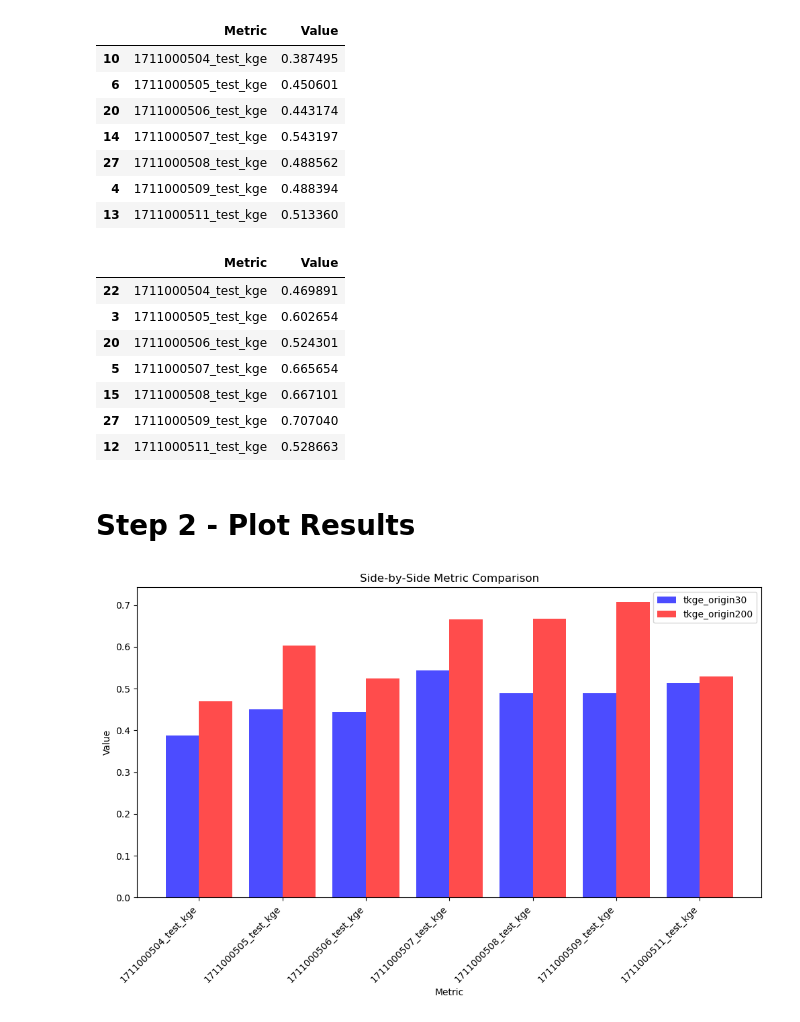
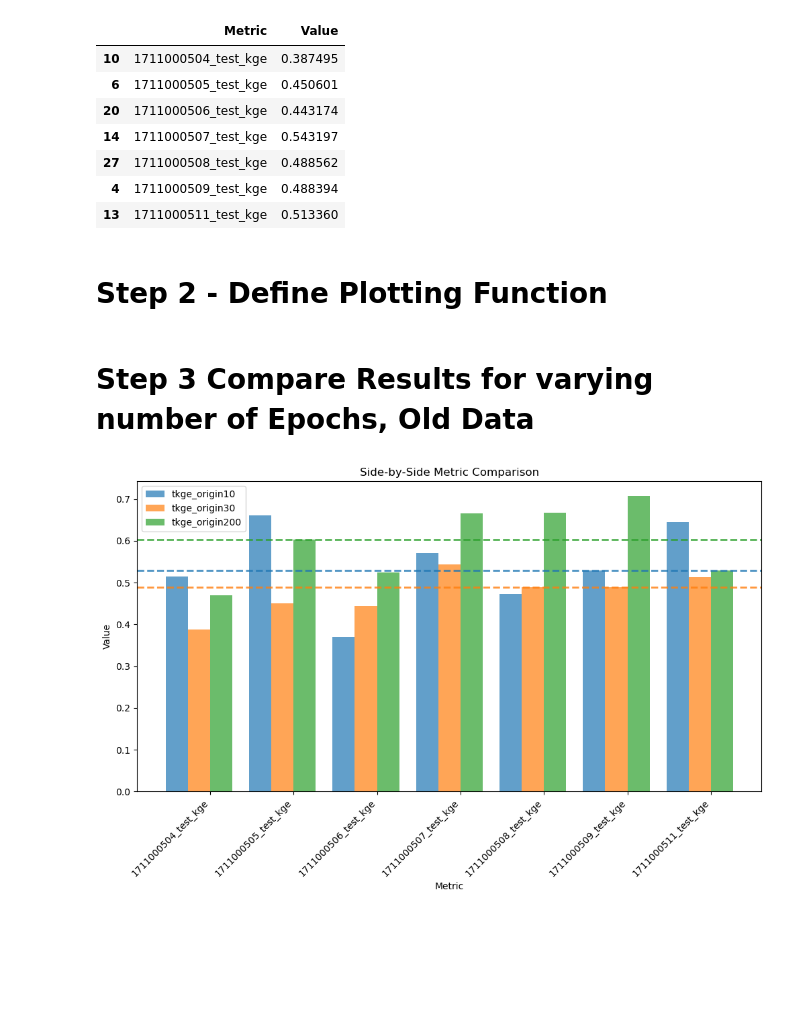
Before and after one commit to DSHydro/SnowML, a Jupyter notebook: notebooks/Prototype_Model_Results/VizHuc10Compare.ipynb, the cells around one changed output. Cells and saved outputs as stored; diff of their text form; code cells hidden in the pictures; blank space fills up the shorter version.

Commit message:
update Skagitt10 graphs

```diff
--- a/notebooks/Prototype_Model_Results/VizHuc10Compare.ipynb
+++ b/notebooks/Prototype_Model_Results/VizHuc10Compare.ipynb
@@ -83,35 +105,43 @@ df_orig200_tmse = extract_metric(df_orig200, "test_mse")
-# %%
-df_orig200_tkge
-# %% [output]
-|  | Metric | Value |
-| 22 | 1711000504_test_kge | 0.469891 |
-| 3 | 1711000505_test_kge | 0.602654 |
-| 20 | 1711000506_test_kge | 0.524301 |
-| 5 | 1711000507_test_kge | 0.665654 |
-| 15 | 1711000508_test_kge | 0.667101 |
-| 27 | 1711000509_test_kge | 0.707040 |
-| 12 | 1711000511_test_kge | 0.528663 |
 # %% [markdown]
-# Step 2 - Plot Results
+# Step 2 - Define Plotting Function
 # %%
 # define a function to plot results side by side
 
-def plot_side_by_side(df1, df2, label1, label2):
-    """Plots a side-by-side bar chart comparing values from two DataFrames by Metric."""
+def plot_side_by_side(*dfs_labels):
+    """Plots a side-by-side bar chart comparing values from multiple DataFrames by Metric.
 
-    # Merge DataFrames on 'Metric'
-    merged_df = df1.merge(df2, on='Metric', suffixes=(f'_{label1}', f'_{label2}'))
+    Parameters:
+        *dfs_labels: Variable-length arguments where each pair is (df, label).
+                     Example usage: plot_side_by_side(df1, "Label1", df2, "Label2", df3, "Label3")
+    """
+
+    if len(dfs_labels) % 2 != 0:
+        raise ValueError("Arguments must be given as (df1, label1, df2, label2, ...).")
+
+    # Process input pairs
+    dfs = dfs_labels[0::2]
+    labels = dfs_labels[1::2]
+
+    # Merge all DataFrames on 'Metric'
+    merged_df = dfs[0][['Metric', 'Value']].rename(columns={'Value': f'Value_{labels[0]}'})
+    for df, label in zip(dfs[1:], labels[1:]):
+        merged_df = merged_df.merge(df[['Metric', 'Value']], on='Metric', how='inner', suffixes=('', f'_{label}'))
+        merged_df = merged_df.rename(columns={'Value': f'Value_{label}'})  # Rename to avoid conflicts
 
     metrics = merged_df['Metric']
-    values1 = merged_df[f'Value_{label1}']
-    values2 = merged_df[f'Value_{label2}']
+    values = [merged_df[f'Value_{label}'] for label in labels]
+    medians = [np.median(val) for val in values]
 
     x = np.arange(len(metrics))  # Label locations
-    width = 0.4  # Bar width
+    width = 0.8 / len(labels)  # Adjust bar width dynamically based on the number of datasets
 
     fig, ax = plt.subplots(figsize=(12, 6))
-    bars1 = ax.bar(x - width/2, values1, width, label=label1, color='b', alpha=0.7)
-    bars2 = ax.bar(x + width/2, values2, width, label=label2, color='r', alpha=0.7)
+
+    # Create bars for each dataset
+    for i, (val, label, median) in enumerate(zip(values, labels, medians)):
+        bars = ax.bar(x + (i - len(labels)/2) * width, val, width, label=label, alpha=0.7)
+        # Draw a median line for each dataset
+        ax.axhline(y=median, color=bars[0].get_facecolor(), linestyle='dashed', linewidth=2, alpha=0.8)
 
     ax.set_xlabel("Metric")
     ax.set_ylabel("Value")
@@ -121,8 +151,14 @@ def plot_side_by_side(df1, df2, label1, label2):
     ax.legend()
 
     plt.show()
+
+# Example usage:
+# plot_side_by_side(df1, "Label1", df2, "Label2", df3, "Label3")
+# %% [markdown]
+# Step 3 Compare Results for varying number of Epochs, Old Data
 # %%
-plot_side_by_side(df_orig30_tkge, df_orig200_tkge, "tkge_origin30", "tkge_origin200")
+# Klinge-Gupta Efficency (Higher is better; 1 is Perfect)
+plot_side_by_side(df_orig10_tkge, "tkge_origin10", df_orig30_tkge, "tkge_origin30", df_orig200_tkge, "tkge_origin200")
 # %% [output]
-[figure, old version]
+[figure, new version]
 # %%
```
Also changed, not shown: parts of 16 cells of this notebook.
